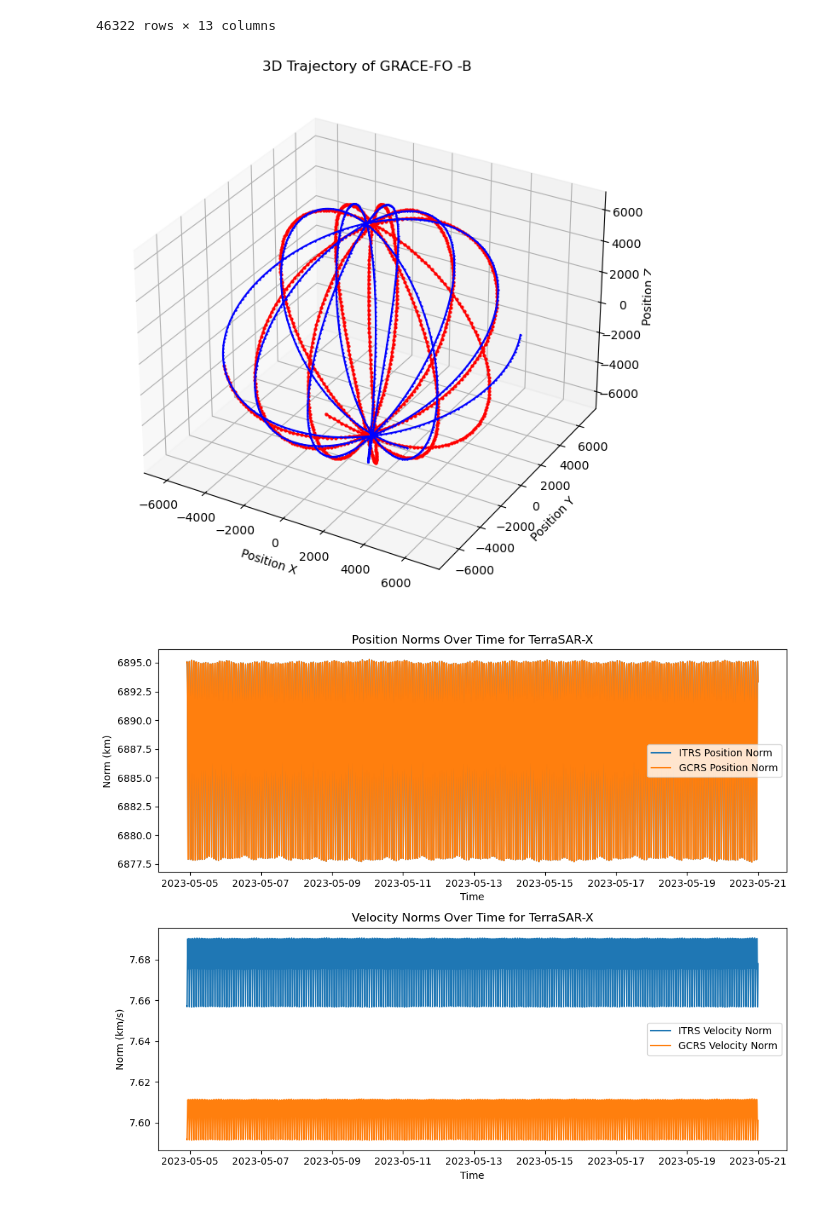
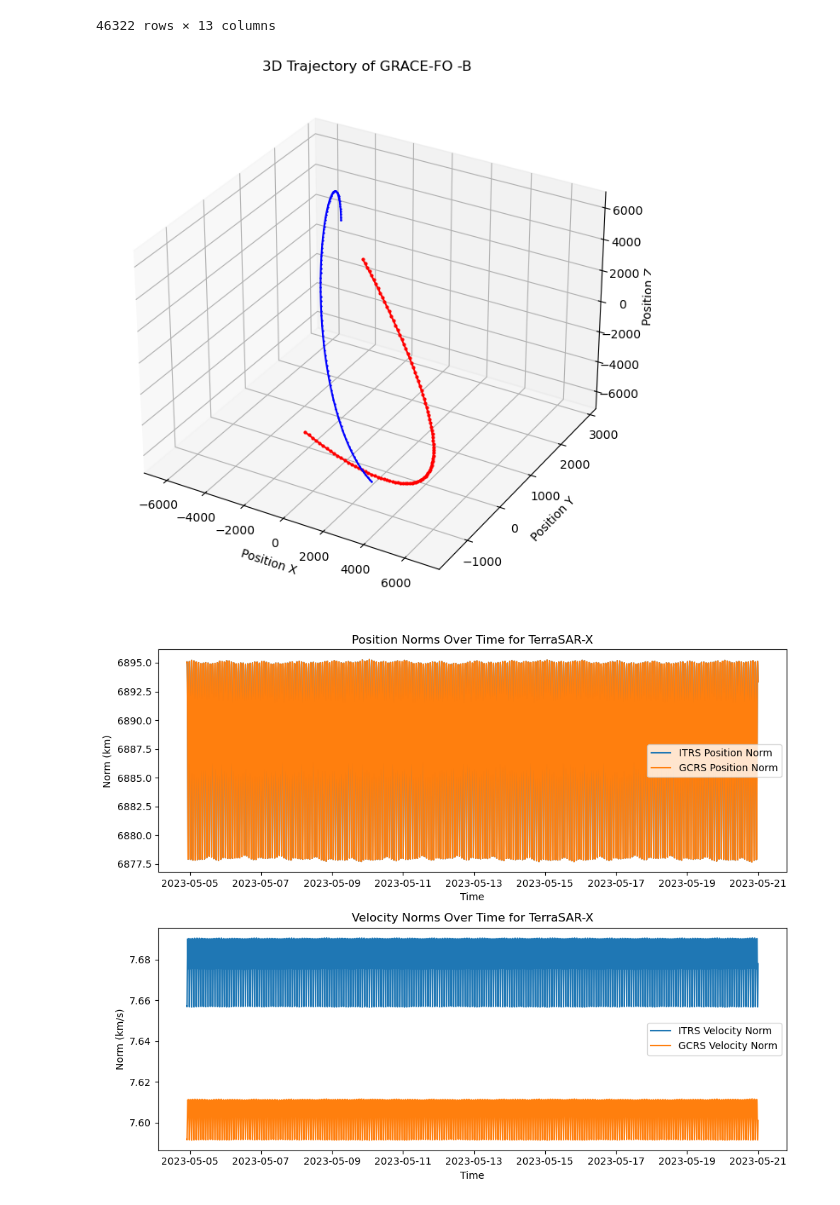
Before and after one commit to CharlesPlusC/ERP_tools, a Jupyter notebook: notebooks/SP3_load.ipynb, the cells around one changed output. Cells and saved outputs as stored; diff of their text form; code cells hidden in the pictures.

```diff
--- a/notebooks/SP3_load.ipynb
+++ b/notebooks/SP3_load.ipynb
@@ -396,35 +396,35 @@ df
 # %%
 import matplotlib.pyplot as plt
 from mpl_toolkits.mplot3d import Axes3D
 
 # Assuming 'concatenated_dfs' contains the concatenated DataFrame for 'GRACE-FO -B'
 grace_fo_b_df = concatenated_dfs['GRACE-FO-B']
 
 # Extracting the X, Y, Z coordinates
-x = grace_fo_b_df['pos_x_eci'].iloc[:1000]
-y = grace_fo_b_df['pos_y_eci'].iloc[:1000]
-z = grace_fo_b_df['pos_z_eci'].iloc[:1000]
+x = grace_fo_b_df['pos_x_eci'].iloc[:100]
+y = grace_fo_b_df['pos_y_eci'].iloc[:100]
+z = grace_fo_b_df['pos_z_eci'].iloc[:100]
 
-x2 = grace_fo_b_df['Position_X'].iloc[:1000]
-y2 = grace_fo_b_df['Position_Y'].iloc[:1000]
-z2 = grace_fo_b_df['Position_Z'].iloc[:1000]
+x2 = grace_fo_b_df['Position_X'].iloc[:100]
+y2 = grace_fo_b_df['Position_Y'].iloc[:100]
+z2 = grace_fo_b_df['Position_Z'].iloc[:100]
 
 # Creating a 3D plot
 fig = plt.figure(figsize=(10, 8))
 ax = fig.add_subplot(111, projection='3d')
 
 # Plotting the X, Y, Z coordinates
 ax.plot(x, y, z, marker='o', linestyle='-', markersize=2, color='red')
 ax.plot(x2, y2, z2, marker='+', linestyle='-', markersize=2, color='blue')
 
 ax.set_xlabel('Position X')
 ax.set_ylabel('Position Y')
 ax.set_zlabel('Position Z')
 ax.set_title('3D Trajectory of GRACE-FO -B')
 
 plt.show()
 # %% [output]
-[figure, old version]
+[figure, new version]
 # %%
 def plot_norms(df, satellite_name):
     # Calculate the norms for ITRS and GCRS (ECI) positions and velocities
```
Also changed, not shown: parts of 2 cells of this notebook.
